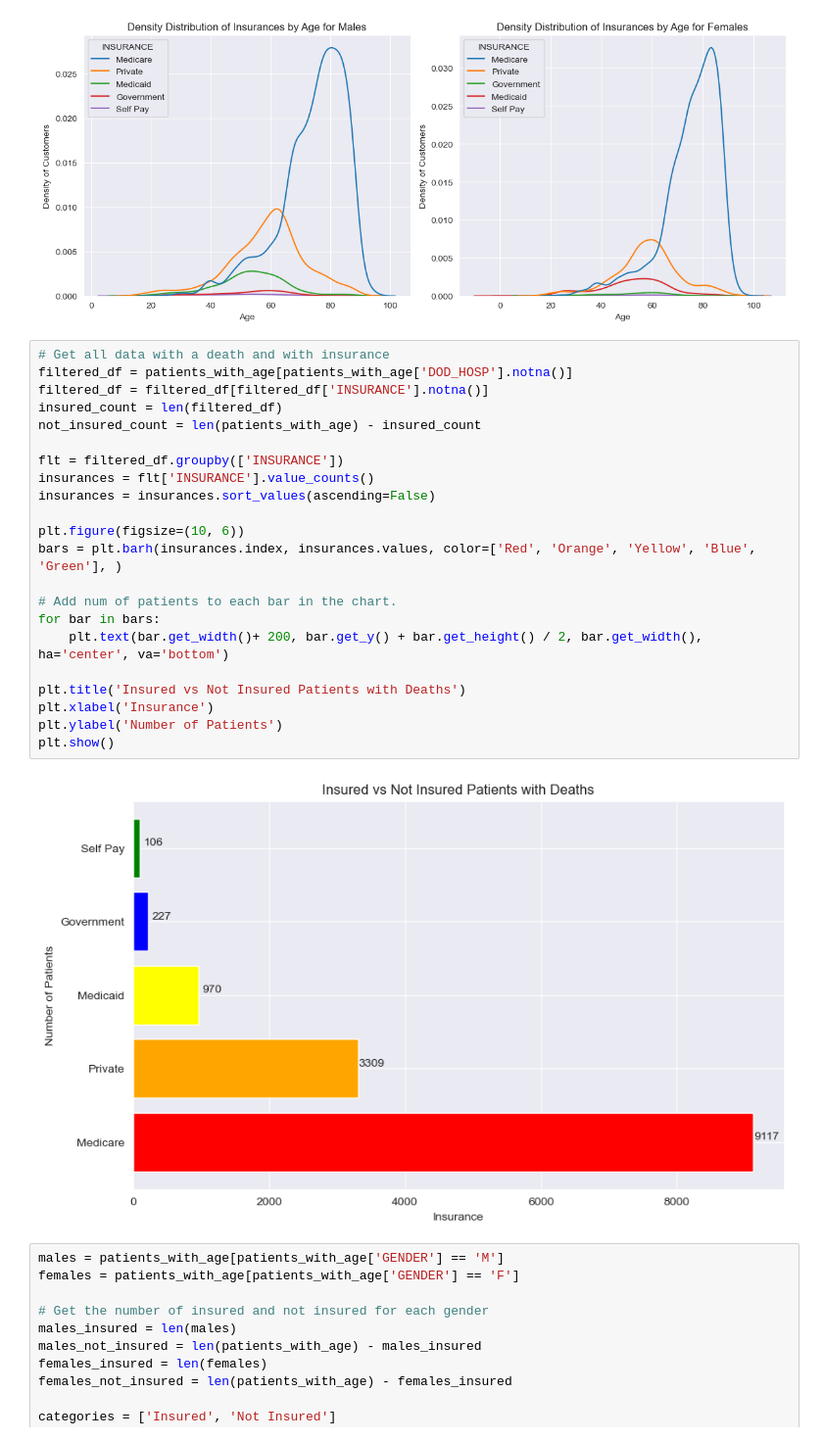
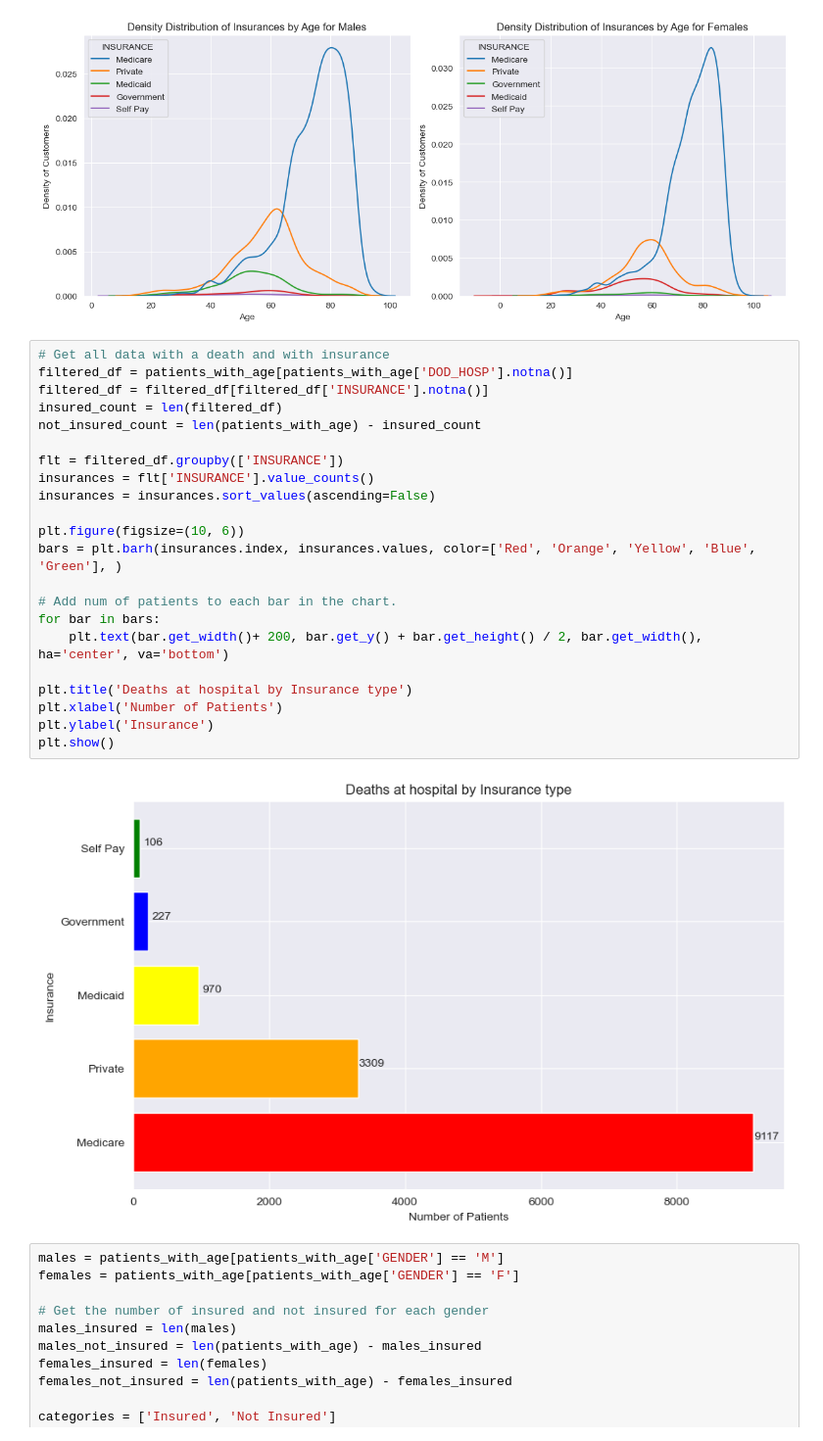
Before and after one commit to CountDer3k/Homework-AIH-2025, a Jupyter notebook: HW1/MIMIC_Graphs.ipynb, the cells around one changed output. Shown at 98% size. Cells and saved outputs as stored; diff of their text form.

Commit message:
Updated incorrect graph

```diff
--- a/HW1/MIMIC_Graphs.ipynb
+++ b/HW1/MIMIC_Graphs.ipynb
@@ -59,27 +59,27 @@ plt.show()
 # %%
 # Get all data with a death and with insurance
 filtered_df = patients_with_age[patients_with_age['DOD_HOSP'].notna()]
 filtered_df = filtered_df[filtered_df['INSURANCE'].notna()]
 insured_count = len(filtered_df)
 not_insured_count = len(patients_with_age) - insured_count
 
 flt = filtered_df.groupby(['INSURANCE'])
 insurances = flt['INSURANCE'].value_counts()
 insurances = insurances.sort_values(ascending=False)
 
 plt.figure(figsize=(10, 6))
 bars = plt.barh(insurances.index, insurances.values, color=['Red', 'Orange', 'Yellow', 'Blue', 'Green'], )
 
 # Add num of patients to each bar in the chart.
 for bar in bars:
     plt.text(bar.get_width()+ 200, bar.get_y() + bar.get_height() / 2, bar.get_width(), ha='center', va='bottom')
 
-plt.title('Insured vs Not Insured Patients with Deaths')
-plt.xlabel('Insurance')
-plt.ylabel('Number of Patients')
+plt.title('Deaths at hospital by Insurance type')
+plt.xlabel('Number of Patients')
+plt.ylabel('Insurance')
 plt.show()
 # %% [output]
-[figure, old version]
+[figure, new version]
 # %%
 males = patients_with_age[patients_with_age['GENDER'] == 'M']
 females = patients_with_age[patients_with_age['GENDER'] == 'F']
```
Also changed, not shown: 2 other files.
